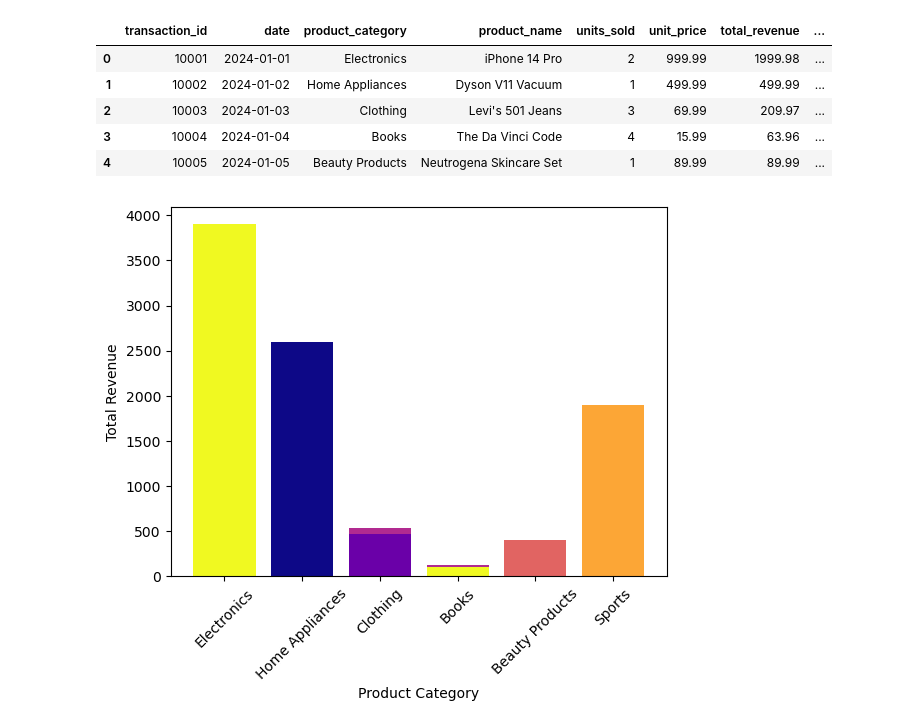
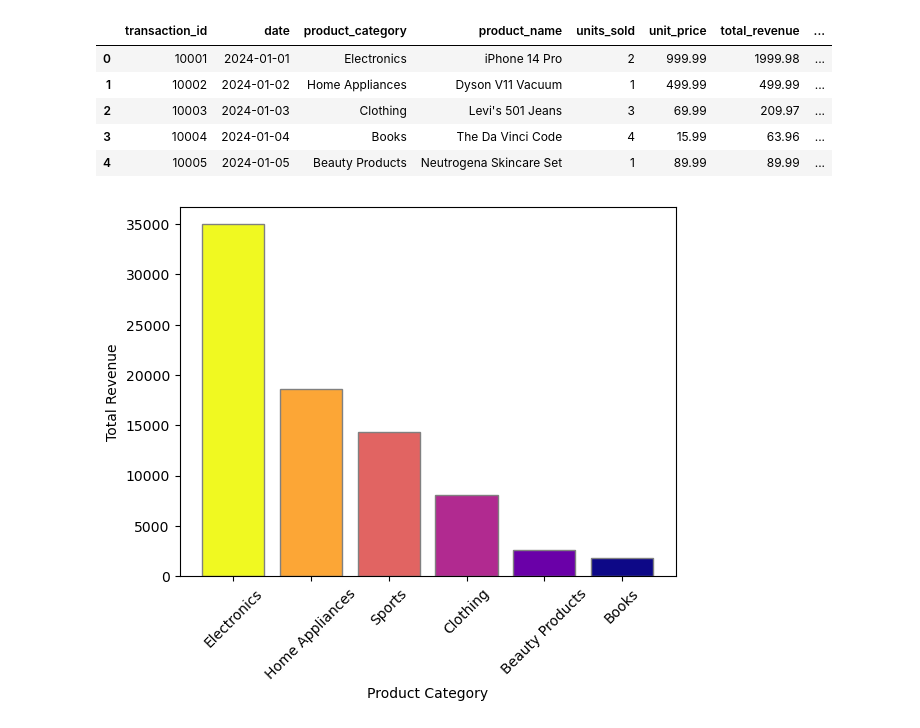
Before and after one commit to miloszczapla/sales-data, a Jupyter notebook: sales.ipynb, the cells around one changed output. Drawn from its saved outputs; the diff is of its cells as text; code cells hidden in the pictures.

Commit message:
feat: color bar

```diff
--- a/sales.ipynb
+++ b/sales.ipynb
@@ -34,12 +34,14 @@ df.head()
 | 4 | 10005 | 2024-01-05 | Beauty Products | Neutrogena Skincare Set | 1 | 89.99 | 89.99 | ... |
 # %%
 colors = mpl.colormaps['plasma'](np.linspace(0, 1, df['product_category'].nunique()))
-plt.bar(df['product_category'], df['total_revenue'], color=colors)
+total_revenue = df.groupby(by=['product_category'])[['total_revenue']].sum().sort_values(['total_revenue'], ascending=False)
+
+plt.bar(total_revenue.index, total_revenue['total_revenue'], color=np.flip(colors,0), edgecolor='grey')
 plt.xticks(rotation=45)
 # get colors from colorm
 
 plt.xlabel('Product Category')
 plt.ylabel('Total Revenue')
 plt.show()
 # %% [output]
-[figure, old version]
+[figure, new version]
```
